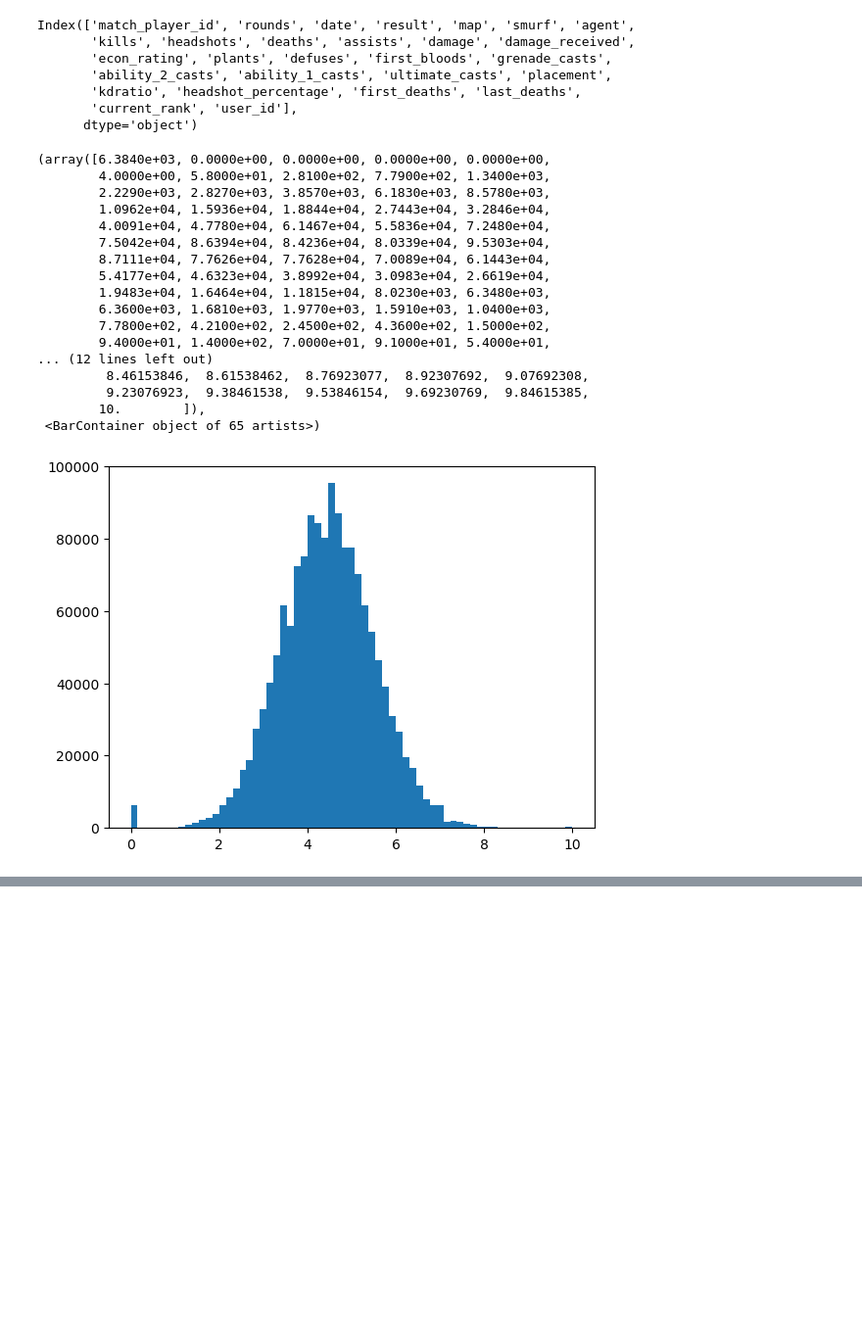
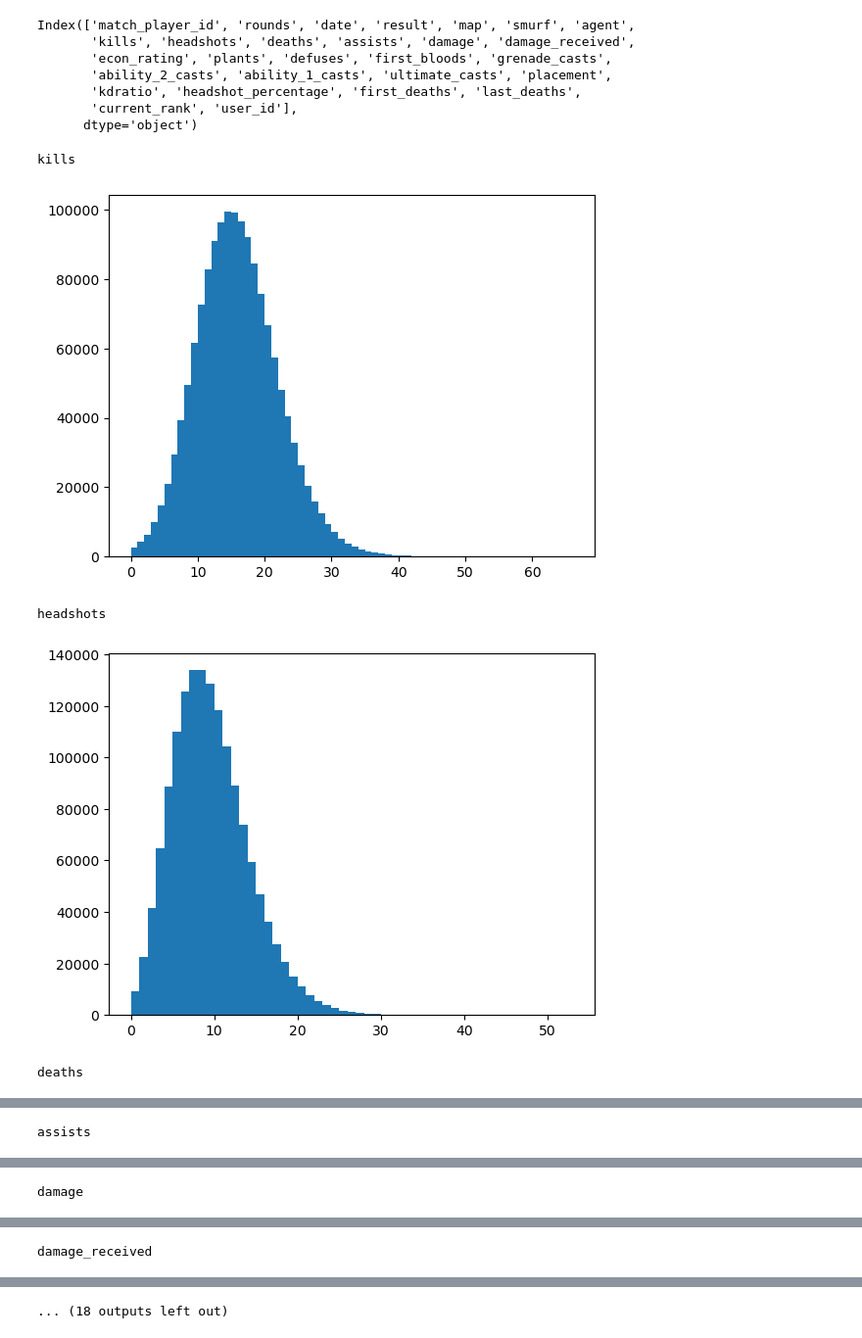
Before and after one commit to alecrmeyer/valmine, a Jupyter notebook: Analysis/SmurfAnomalyDetection.ipynb, the cells around one changed output, grey strips where cells are left out. Shown at 98% size. Drawn from its saved outputs; the diff is of its cells as text; code cells hidden in the pictures; blank space fills up the shorter version.

Commit message:
Added hists for each feature for anomaly detection

```diff
--- a/Analysis/SmurfAnomalyDetection.ipynb
+++ b/Analysis/SmurfAnomalyDetection.ipynb
@@ -34,26 +34,34 @@ Index(['match_player_id', 'rounds', 'date', 'result', 'map', 'smurf', 'agent',
        'kdratio', 'headshot_percentage', 'first_deaths', 'last_deaths',
        'current_rank', 'user_id'],
       dtype='object')
-# %%
-import matplotlib.pyplot as plt
-
-plt.hist(df['headshot_percentage'] ** 0.5, bins = 65)
-# %% [output]
-(array([6.3840e+03, 0.0000e+00, 0.0000e+00, 0.0000e+00, 0.0000e+00,
-        4.0000e+00, 5.8000e+01, 2.8100e+02, 7.7900e+02, 1.3400e+03,
-        2.2290e+03, 2.8270e+03, 3.8570e+03, 6.1830e+03, 8.5780e+03,
-        1.0962e+04, 1.5936e+04, 1.8844e+04, 2.7443e+04, 3.2846e+04,
-        4.0091e+04, 4.7780e+04, 6.1467e+04, 5.5836e+04, 7.2480e+04,
-        7.5042e+04, 8.6394e+04, 8.4236e+04, 8.0339e+04, 9.5303e+04,
-        8.7111e+04, 7.7626e+04, 7.7628e+04, 7.0089e+04, 6.1443e+04,
-        5.4177e+04, 4.6323e+04, 3.8992e+04, 3.0983e+04, 2.6619e+04,
-        1.9483e+04, 1.6464e+04, 1.1815e+04, 8.0230e+03, 6.3480e+03,
-        6.3600e+03, 1.6810e+03, 1.9770e+03, 1.5910e+03, 1.0400e+03,
-        7.7800e+02, 4.2100e+02, 2.4500e+02, 4.3600e+02, 1.5000e+02,
-        9.4000e+01, 1.4000e+02, 7.0000e+01, 9.1000e+01, 5.4000e+01,
-... (12 lines left out)
-         8.46153846,  8.61538462,  8.76923077,  8.92307692,  9.07692308,
-         9.23076923,  9.38461538,  9.53846154,  9.69230769,  9.84615385,
-        10.        ]),
- <BarContainer object of 65 artists>)
-[figure, removed]
+# %%
+import matplotlib.pyplot as plt
+
+data = df.drop(["match_player_id",
+"user_id",
+"date",
+"rounds",
+"map",
+"result",
+"agent",
+"smurf",
+"current_rank",], axis=1)
+
+#Should eventually take into account ability casts for each agent
+data = data.drop(["grenade_casts",
+"ability_2_casts",
+"ability_1_casts",
+"ultimate_casts"
+], axis=1)
+# %%
+for col in data:
+    print(col)
+    bin_size = 10 if col == "damage" or col == "damage_received" else 1
+    plt.hist(data[col], bins=np.arange(df[col].min(), df[col].max(), bin_size))
+    plt.show()
+# %% [output]
+kills
+[figure, added]
+headshots
+[figure, added]
+deaths
@@ -59,0 +69 @@ plt.hist(df['headshot_percentage'] ** 0.5, bins = 65)
+assists
@@ -59,0 +71 @@ plt.hist(df['headshot_percentage'] ** 0.5, bins = 65)
+damage
@@ -59,0 +73 @@ plt.hist(df['headshot_percentage'] ** 0.5, bins = 65)
+damage_received
@@ -59,0 +75 @@ plt.hist(df['headshot_percentage'] ** 0.5, bins = 65)
+... (18 outputs left out)
```
Also changed, not shown: parts of 3 cells of this notebook.
